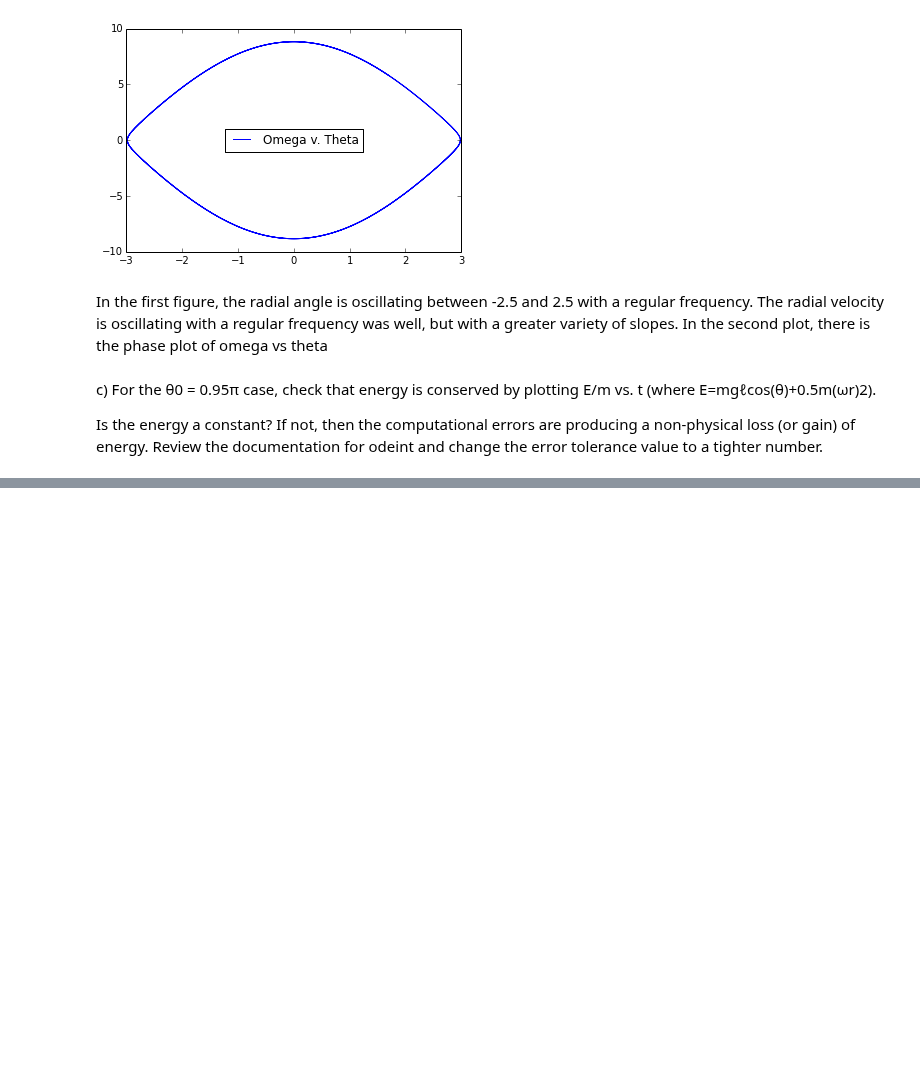
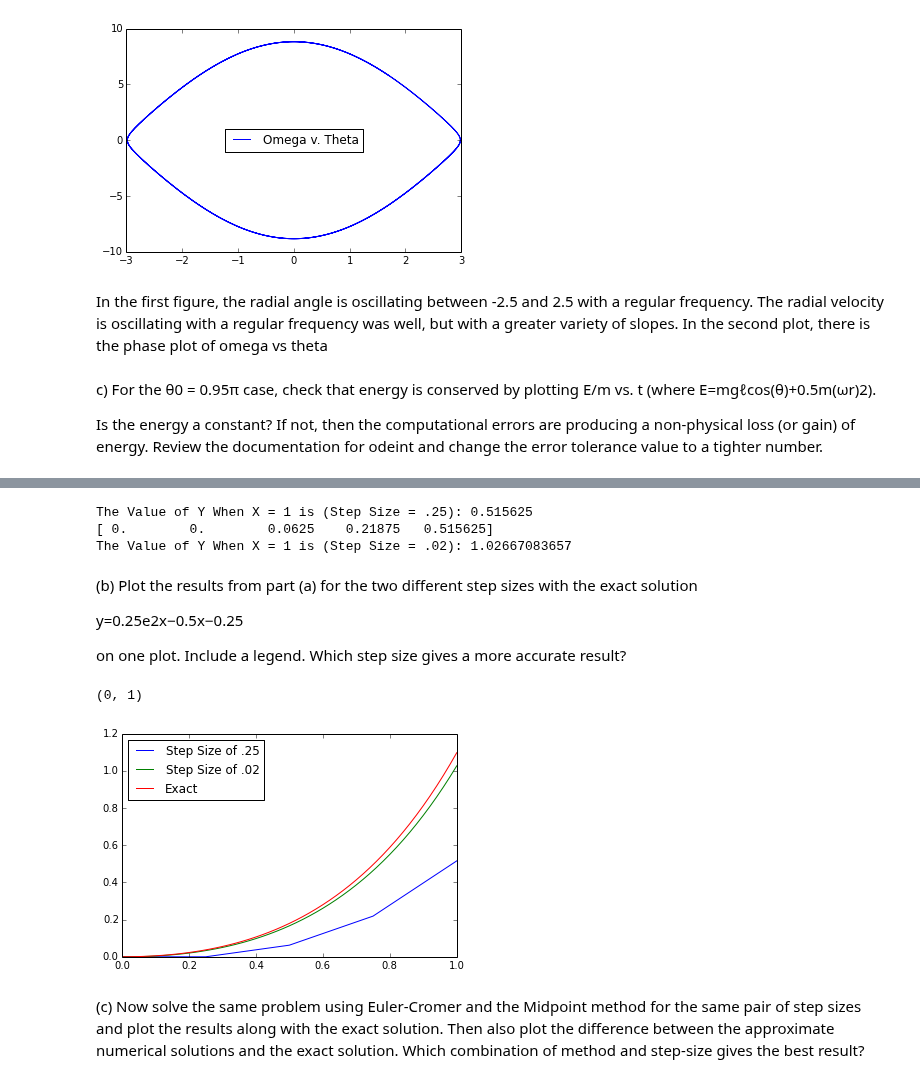
Before and after one commit to jpizagui/PHYS202-S14, a Jupyter notebook: SciPy/ODEExercises.ipynb, the cells around one changed output, grey strips where cells are left out. Cells and saved outputs as stored; diff of their text form; code cells hidden in the pictures; blank space fills up the shorter version.

```diff
--- a/SciPy/ODEExercises.ipynb
+++ b/SciPy/ODEExercises.ipynb
@@ -101,0 +112,58 @@ plt.plot(t, g*ell*np.cos(theta[:,1]) + 0.5*(theta[:,1]*ell)**2)
+# %%
+def EulerMethod(step):
+    xmax = 1 # maximum x
+    dx = step # time step
+    nsteps = int(xmax/dx)+1
+    x = np.zeros(nsteps)
+    yprime = np.zeros(nsteps)
+    y = np.zeros(nsteps)
+
+    # set initial conditions, redundant in this example
+    x[0] = 0.
+    yprime[0] = 0.
+
+    for i in range(len(x)-1):
+        x[i+1] = x[i] + dx
+        yprime[i+1] = x[i] + 2*y[i]
+        y[i+1] = y[i] + dx * (x[i]+2*y[i])
+
+    return x,y,yprime
+# %%
+x,y,yprime = EulerMethod(.25)
+print "The Value of Y When X = 1 is (Step Size = .25):", y[-1]
+print y
+x,y,yprime = EulerMethod(.02)
+print "The Value of Y When X = 1 is (Step Size = .02):", y[-1]
+# %% [output]
+The Value of Y When X = 1 is (Step Size = .25): 0.515625
+[ 0.        0.        0.0625    0.21875   0.515625]
+The Value of Y When X = 1 is (Step Size = .02): 1.02667083657
+# %% [markdown]
+
+
+(b) Plot the results from part (a) for the two different step sizes with the exact solution
+
+y=0.25e2x−0.5x−0.25
+
+on one plot. Include a legend. Which step size gives a more accurate result?
+# %%
+x,y,yprime = EulerMethod(.25)
+#print "The X values are :", x
+#print "The Y values are :", y
+#print "The Derivative values are :", yprime
+plt.plot(x,y,label="Step Size of .25")
+x,y,yprime = EulerMethod(.02)
+plt.plot(x,y,label="Step Size of .02")
+y=0.25*np.e**(2*x)-0.5*x-0.25
+plt.plot(x,y,label="Exact")
+plt.legend(loc="best")
+plt.xlim(0,1)
+#It's clear that using a step size of .02 makes for a more accurate representation of the Exact
+#Derivative
+# %% [output]
+(0, 1)
+[figure, added]
+# %% [markdown]
+
+
+(c) Now solve the same problem using Euler-Cromer and the Midpoint method for the same pair of step sizes and plot the results along with the exact solution. Then also plot the difference between the approximate numerical solutions and the exact solution. Which combination of method and step-size gives the best result?
```
Also changed, not shown: parts of 6 cells of this notebook, 1 other file.
